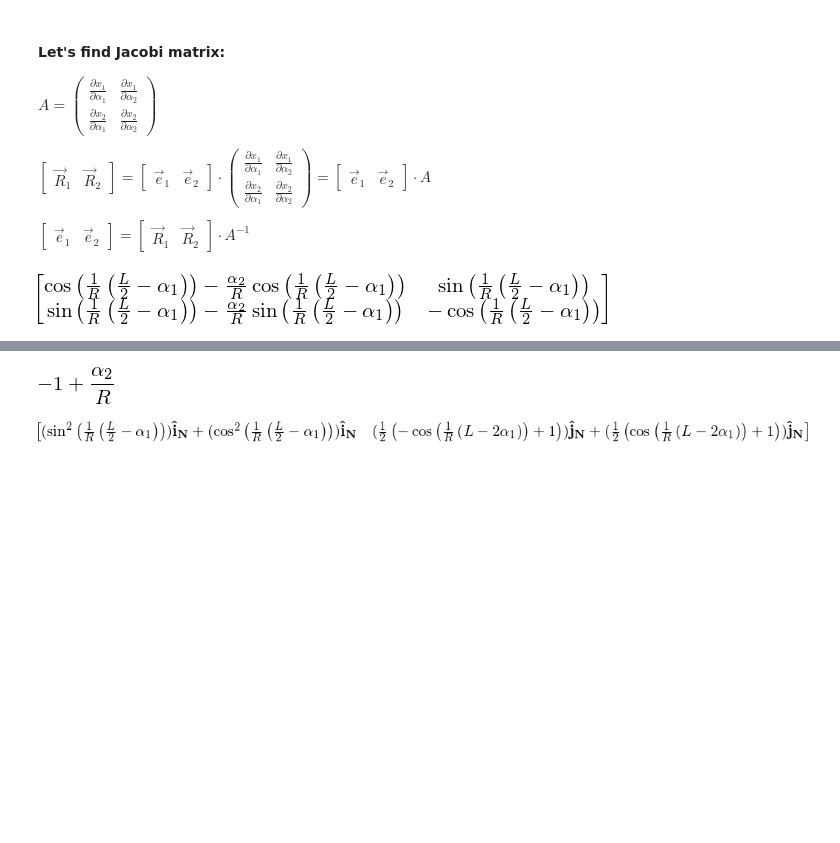
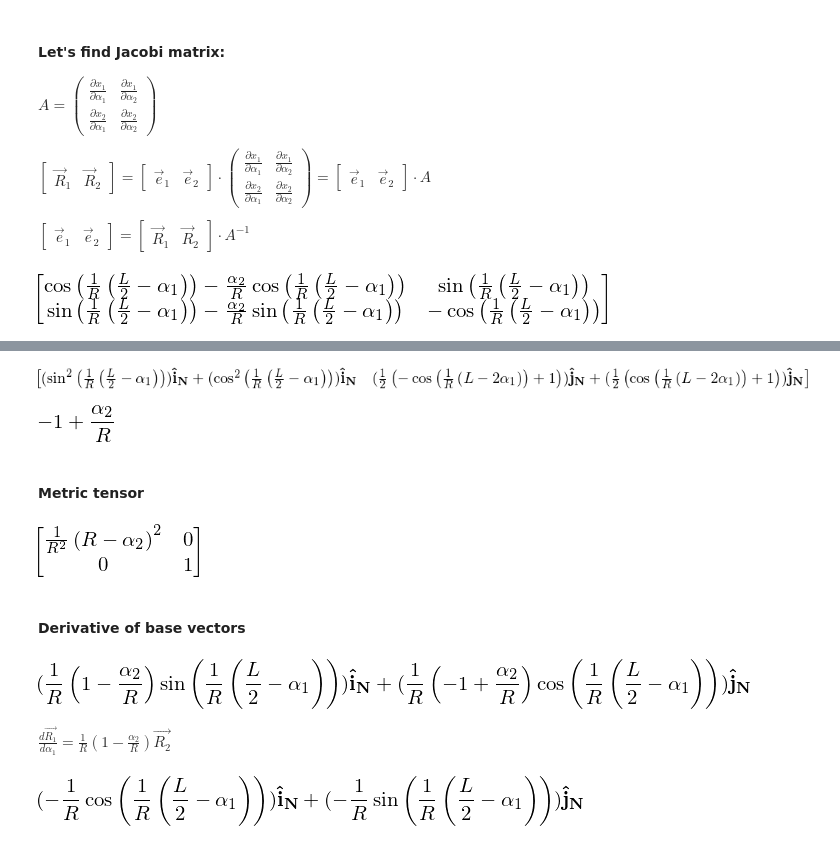
Before and after one commit to tarashor/vibrations, a Jupyter notebook: py2/All geometries.ipynb, the cells around one changed output, grey strips where cells are left out. Cells and saved outputs as stored; diff of their text form; code cells hidden in the pictures; blank space fills up the shorter version.

```diff
--- a/py2/All geometries.ipynb
+++ b/py2/All geometries.ipynb
@@ -184,9 +164,9 @@ trigsimp(Matrix([N.i, N.j]).T*A)
+# %%
+A_inv = trigsimp(A**-1)
+sympify(trigsimp(Matrix([R1, R2]).T*A_inv))
+# %% [output]
+[figure, added]
 # %%
 trigsimp(A.det())
 # %% [output]
 [figure]
-# %%
-A_inv = trigsimp(A**-1)
-sympify(trigsimp(Matrix([R1, R2]).T*A_inv))
-# %% [output]
-[figure, removed]
@@ -200,0 +173,13 @@ def contraction2D(A,B):
+# %% [markdown]
+#### Metric tensor
+# %%
+g11=R1.dot(R1)
+g12=R1.dot(R2)
+g21=R2.dot(R1)
+g22=R2.dot(R2)
+
+G=Matrix([[g11, g12],[g21, g22]])
+G=trigsimp(G)
+G
+# %% [output]
+[figure, added]
@@ -200,0 +188,14 @@ def contraction2D(A,B):
+# %% [markdown]
+#### Derivative of base vectors
+# %%
+dR1dalpha1 = trigsimp(R1.diff(alpha1))
+dR1dalpha1
+# %% [output]
+[figure, added]
+# %% [markdown]
+$ \frac { d\vec{R_1} } { d\alpha_1} = \frac {1}{R} \left( 1-\frac{\alpha_2}{R} \right) \vec{R_2} $
+# %%
+dR1dalpha2 = trigsimp(R1.diff(alpha2))
+dR1dalpha2
+# %% [output]
+[figure, added]
```
Also changed, not shown: parts of 30 cells of this notebook.
